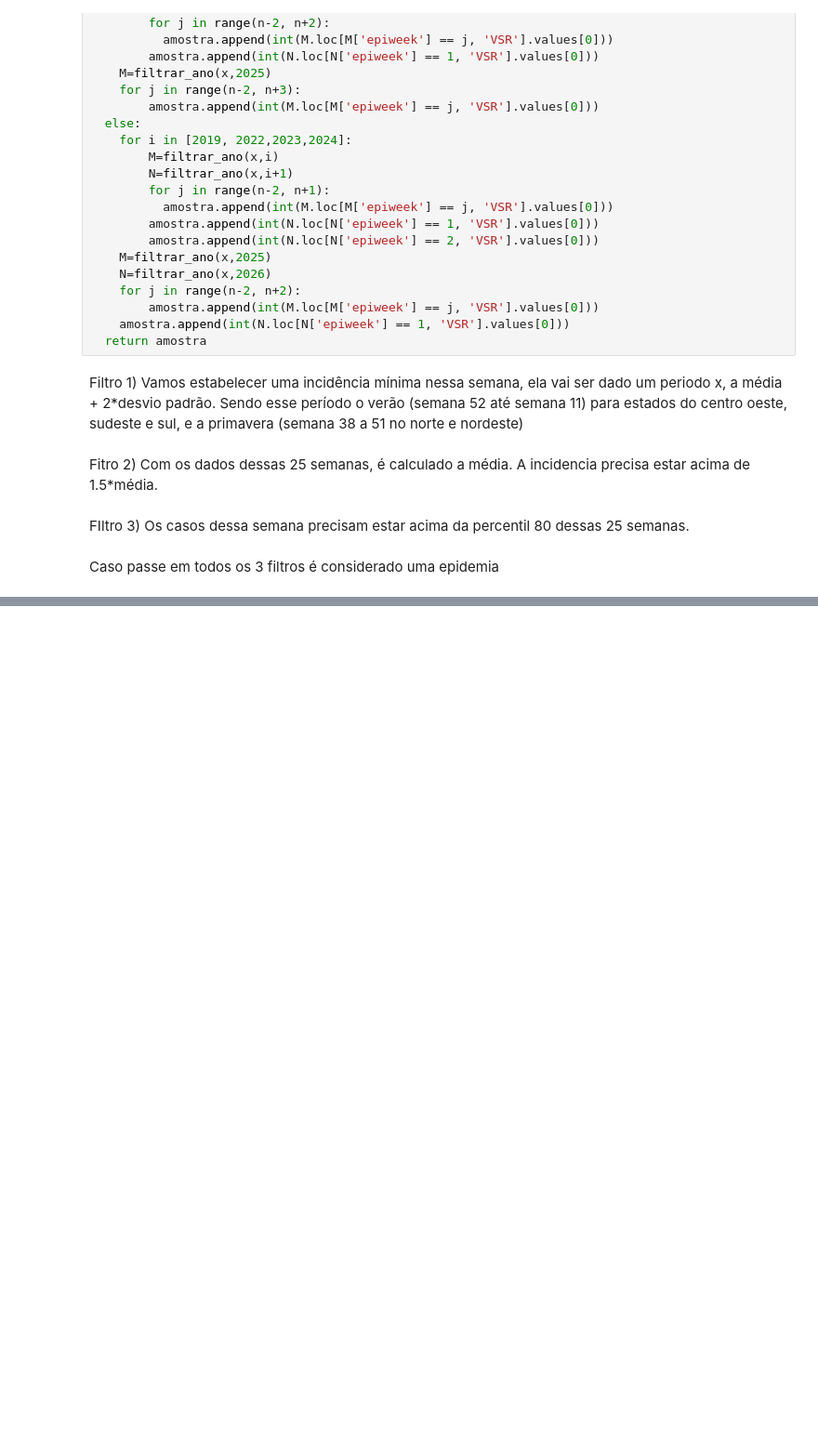
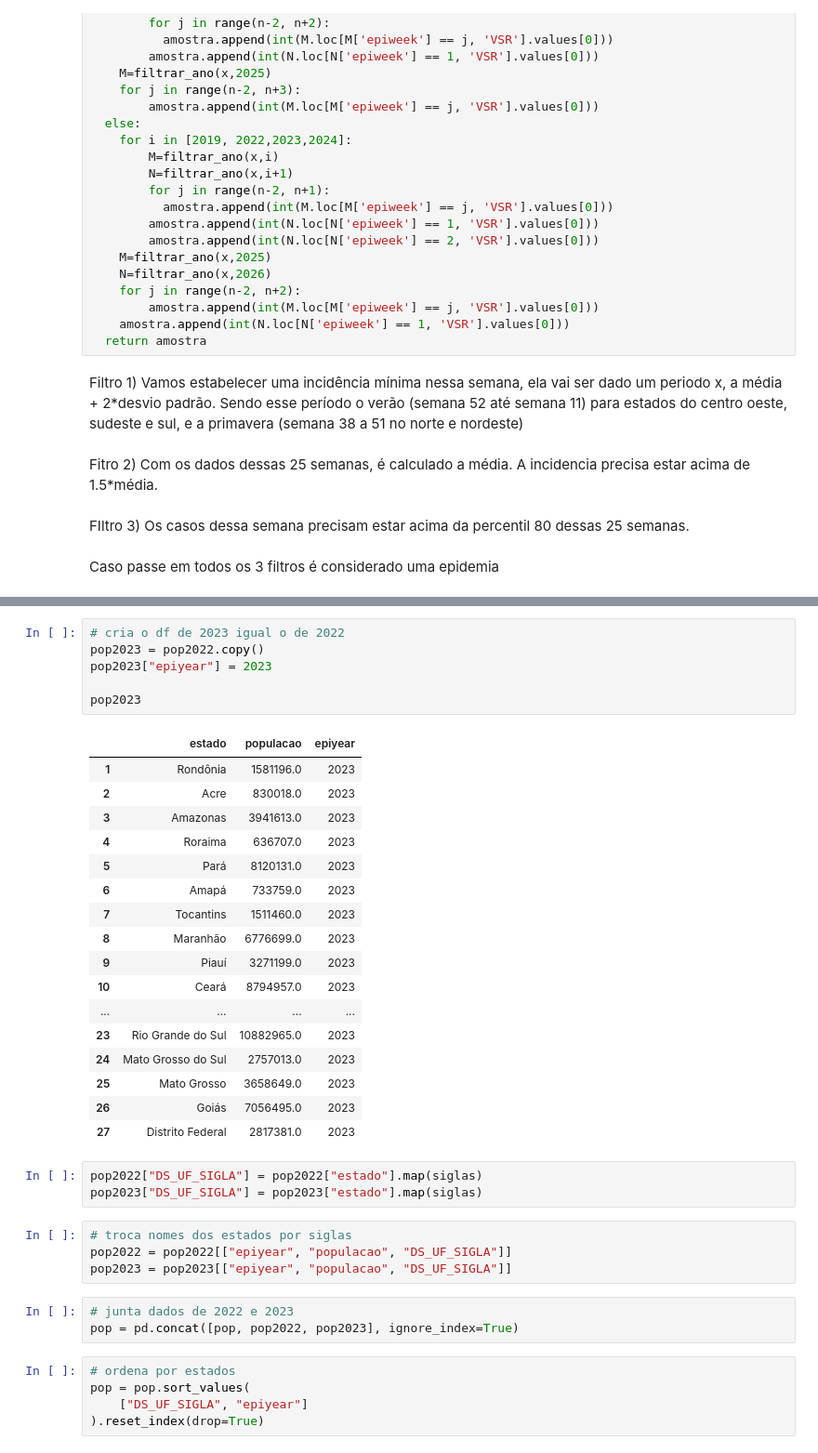
Before and after one commit to NataliaBrandaodeSousa/Picme-Modelagem-Estat-stica-de-doen-as-infecciosas, a Jupyter notebook: 01_exploracao.ipynb, the cells around one changed output, grey strips where cells are left out. Shown at 93% size. Drawn from its saved outputs; the diff is of its cells as text; blank space fills up the shorter version.

```diff
--- a/01_exploracao.ipynb
+++ b/01_exploracao.ipynb
@@ -324,0 +562,39 @@ Caso passe em todos os 3 filtros é considerado uma epidemia
+# %%
+# cria o df de 2023 igual o de 2022
+pop2023 = pop2022.copy()
+pop2023["epiyear"] = 2023
+
+pop2023
+# %% [output]
+|  | estado | populacao | epiyear |
+| 1 | Rondônia | 1581196.0 | 2023 |
+| 2 | Acre | 830018.0 | 2023 |
+| 3 | Amazonas | 3941613.0 | 2023 |
+| 4 | Roraima | 636707.0 | 2023 |
+| 5 | Pará | 8120131.0 | 2023 |
+| 6 | Amapá | 733759.0 | 2023 |
+| 7 | Tocantins | 1511460.0 | 2023 |
+| 8 | Maranhão | 6776699.0 | 2023 |
+| 9 | Piauí | 3271199.0 | 2023 |
+| 10 | Ceará | 8794957.0 | 2023 |
+| ... | ... | ... | ... |
+| 23 | Rio Grande do Sul | 10882965.0 | 2023 |
+| 24 | Mato Grosso do Sul | 2757013.0 | 2023 |
+| 25 | Mato Grosso | 3658649.0 | 2023 |
+| 26 | Goiás | 7056495.0 | 2023 |
+| 27 | Distrito Federal | 2817381.0 | 2023 |
+# %%
+pop2022["DS_UF_SIGLA"] = pop2022["estado"].map(siglas)
+pop2023["DS_UF_SIGLA"] = pop2023["estado"].map(siglas)
+# %%
+# troca nomes dos estados por siglas
+pop2022 = pop2022[["epiyear", "populacao", "DS_UF_SIGLA"]]
+pop2023 = pop2023[["epiyear", "populacao", "DS_UF_SIGLA"]]
+# %%
+# junta dados de 2022 e 2023
+pop = pd.concat([pop, pop2022, pop2023], ignore_index=True)
+# %%
+# ordena por estados
+pop = pop.sort_values(
+    ["DS_UF_SIGLA", "epiyear"]
+).reset_index(drop=True)
```
Also changed, not shown: parts of 25 cells of this notebook, 1 other file.
